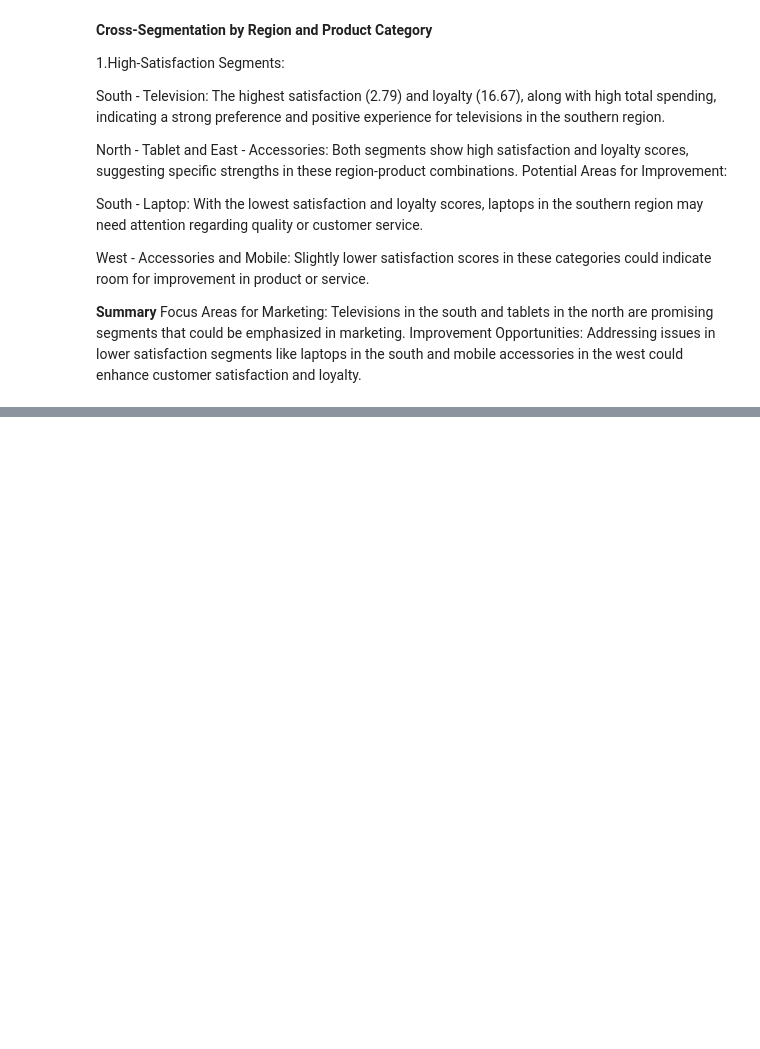
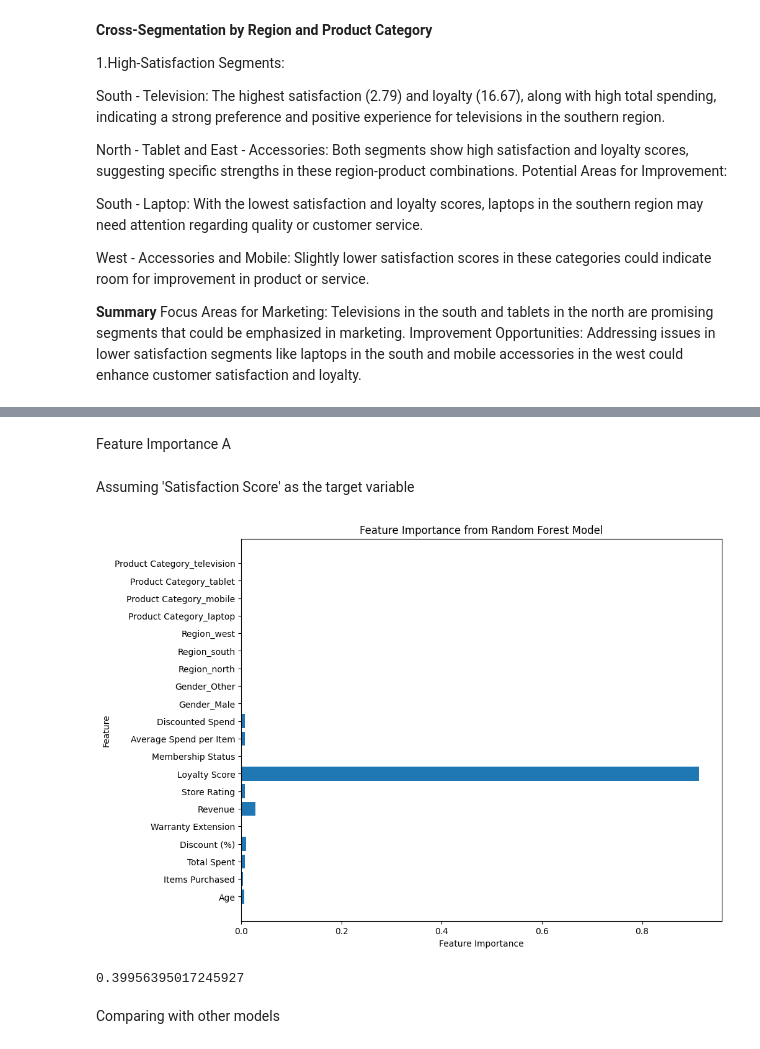
Before and after one commit to ajilmathews05/AJ05, a Jupyter notebook: internship_test.ipynb, the cells around one changed output, grey strips where cells are left out. Saved outputs shown, nothing was run; the diff lists cells and outputs as text; code cells hidden in the pictures; blank space fills up the shorter version.

```diff
--- a/internship_test.ipynb
+++ b/internship_test.ipynb
@@ -300,0 +307,4 @@ Improvement Opportunities: Addressing issues in lower satisfaction segments like
+# %%
+df['Average Spend per Item'] = df['Total Spent'] / df['Items Purchased']
+df['Discounted Spend'] = df['Total Spent'] * (1 - (df['Discount (%)'] / 100))
+df[['Total Spent', 'Items Purchased', 'Average Spend per Item', 'Discount (%)', 'Discounted Spend']].head()
@@ -300,0 +320,3 @@ Improvement Opportunities: Addressing issues in lower satisfaction segments like
+# %%
+df_encoded = pd.get_dummies(df, columns=['Gender', 'Region', 'Product Category'], drop_first=True)
+df_encoded.head()
@@ -300,0 +342,8 @@ Improvement Opportunities: Addressing issues in lower satisfaction segments like
+# %%
+correct_bool_cols = [
+    'Gender_Male', 'Gender_Other', 'Region_north', 'Region_south', 'Region_west',
+    'Product Category_laptop', 'Product Category_mobile', 'Product Category_tablet', 'Product Category_television'
+]
+for col in correct_bool_cols:
+    df_encoded[col] = df_encoded[col].astype(int)
+df_encoded[correct_bool_cols].head()
@@ -300,0 +367,40 @@ Improvement Opportunities: Addressing issues in lower satisfaction segments like
+# %% [markdown]
+Feature Importance
+A
+# %% [markdown]
+ Assuming 'Satisfaction Score' as the target variable
+# %%
+from sklearn.ensemble import RandomForestRegressor
+from sklearn.model_selection import train_test_split
+from sklearn.metrics import mean_squared_error
+import matplotlib.pyplot as plt
+X = df_encoded.drop(columns=['Satisfaction Score', 'Payment Method', 'Preferred Visit Time'])  # Drop non-numeric and target
+y = df_encoded['Satisfaction Score']
+
+X_train, X_test, y_train, y_test = train_test_split(X, y, test_size=0.2, random_state=42)
+
+# Initialize and train the Random Forest model
+random_forest = RandomForestRegressor(n_estimators=100, random_state=42)
+random_forest.fit(X_train, y_train)
+
+# Predict on the test set and calculate RMSE
+y_pred = random_forest.predict(X_test)
+rmse = mean_squared_error(y_test, y_pred, squared=False)
+
+# Feature importance from the Random Forest model
+feature_importances = random_forest.feature_importances_
+
+# Plotting feature importances
+plt.figure(figsize=(10, 8))
+plt.barh(X.columns, feature_importances)
+plt.xlabel('Feature Importance')
+plt.ylabel('Feature')
+plt.title('Feature Importance from Random Forest Model')
+plt.show()
+
+rmse
+# %% [output]
+[figure, added]
+0.39956395017245927
+# %% [markdown]
+Comparing with other models
```
Also changed, not shown: parts of 11 cells of this notebook.
